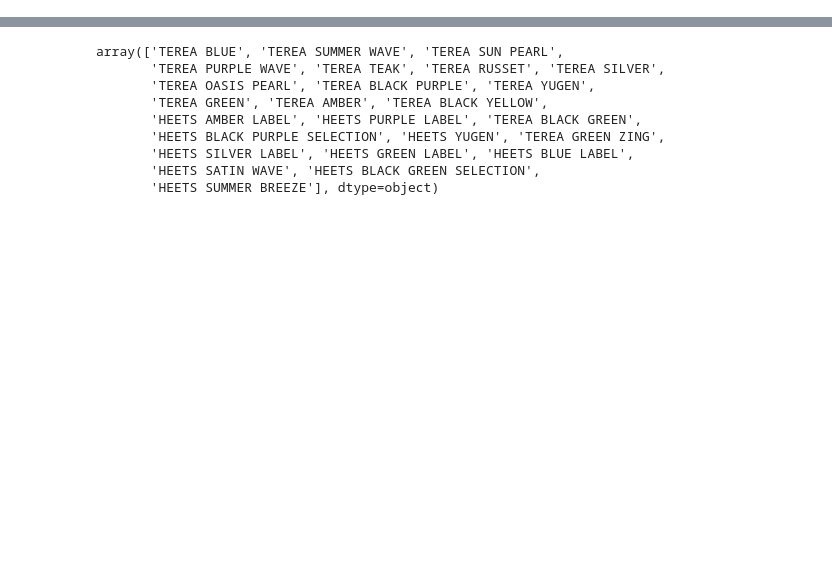
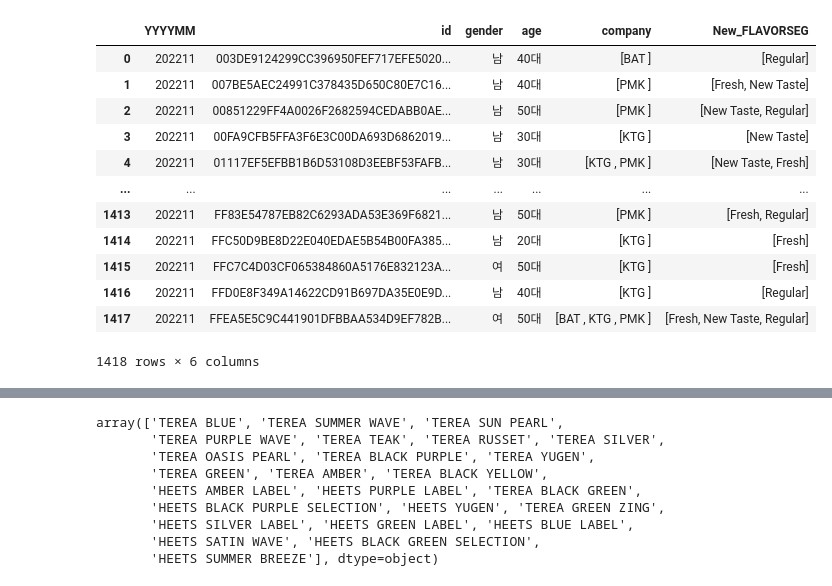
Before and after one commit to MCB-PJT-PMKGroup/Market_Research, a Jupyter notebook: TEREA_Sourcing.ipynb, the cells around one changed output, grey strips where cells are left out. Cells and saved outputs as stored; diff of their text form; code cells hidden in the pictures; blank space fills up the shorter version.

```diff
--- a/TEREA_Sourcing.ipynb
+++ b/TEREA_Sourcing.ipynb
@@ -85,0 +73,22 @@ data
+# %%
+# -- Arbor_sourcing_M1 작업
+result = data.groupby(['YYYYMM', 'id', 'gender', 'age']).agg({
+    'company': lambda x: x.unique(),
+    'New_FLAVORSEG': lambda x: x.unique()
+}).reset_index()
+
+result
+# %% [output]
+|  | YYYYMM | id | gender | age | company | New_FLAVORSEG |
+| 0 | 202211 | 003DE9124299CC396950FEF717EFE5020... | 남 | 40대 | [BAT ] | [Regular] |
+| 1 | 202211 | 007BE5AEC24991C378435D650C80E7C16... | 남 | 40대 | [PMK ] | [Fresh, New Taste] |
+| 2 | 202211 | 00851229FF4A0026F2682594CEDABB0AE... | 남 | 50대 | [PMK ] | [New Taste, Regular] |
+| 3 | 202211 | 00FA9CFB5FFA3F6E3C00DA693D6862019... | 남 | 30대 | [KTG ] | [New Taste] |
+| 4 | 202211 | 01117EF5EFBB1B6D53108D3EEBF53FAFB... | 남 | 30대 | [KTG , PMK ] | [New Taste, Fresh] |
+| ... | ... | ... | ... | ... | ... | ... |
+| 1413 | 202211 | FF83E54787EB82C6293ADA53E369F6821... | 남 | 50대 | [PMK ] | [Fresh, Regular] |
+| 1414 | 202211 | FFC50D9BE8D22E040EDAE5B54B00FA385... | 남 | 20대 | [KTG ] | [Fresh] |
+| 1415 | 202211 | FFC7C4D03CF065384860A5176E832123A... | 여 | 50대 | [KTG ] | [Fresh] |
+| 1416 | 202211 | FFD0E8F349A14622CD91B697DA35E0E9D... | 남 | 40대 | [KTG ] | [Regular] |
+| 1417 | 202211 | FFEA5E5C9C441901DFBBAA534D9EF782B... | 여 | 50대 | [BAT , KTG , PMK ] | [Fresh, New Taste, Regular] |
+1418 rows × 6 columns
```
Also changed, not shown: parts of 7 cells of this notebook, 1 other file.
